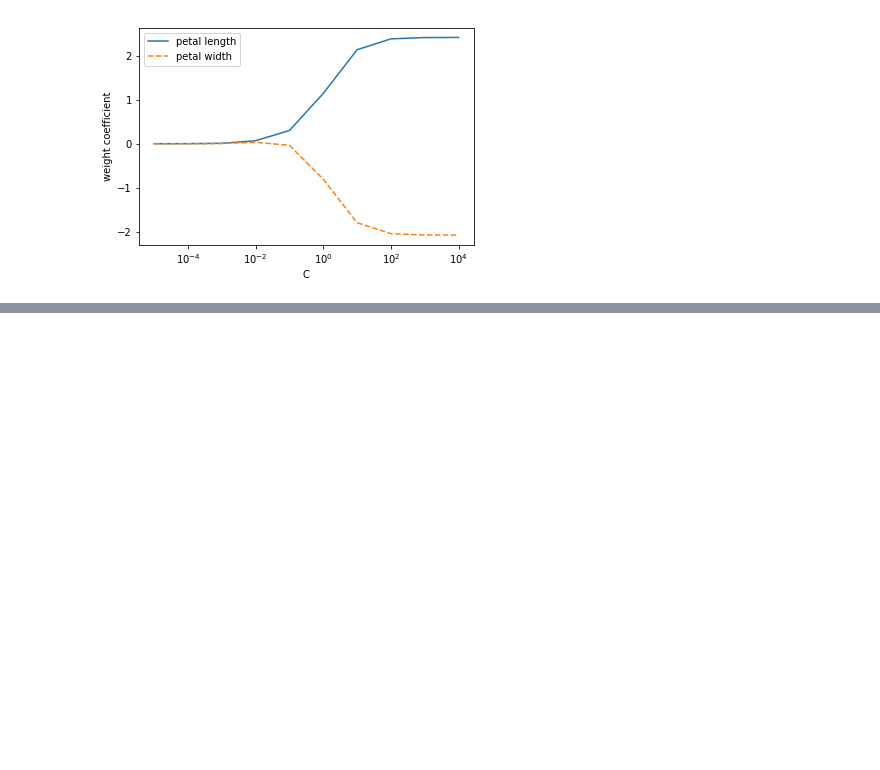
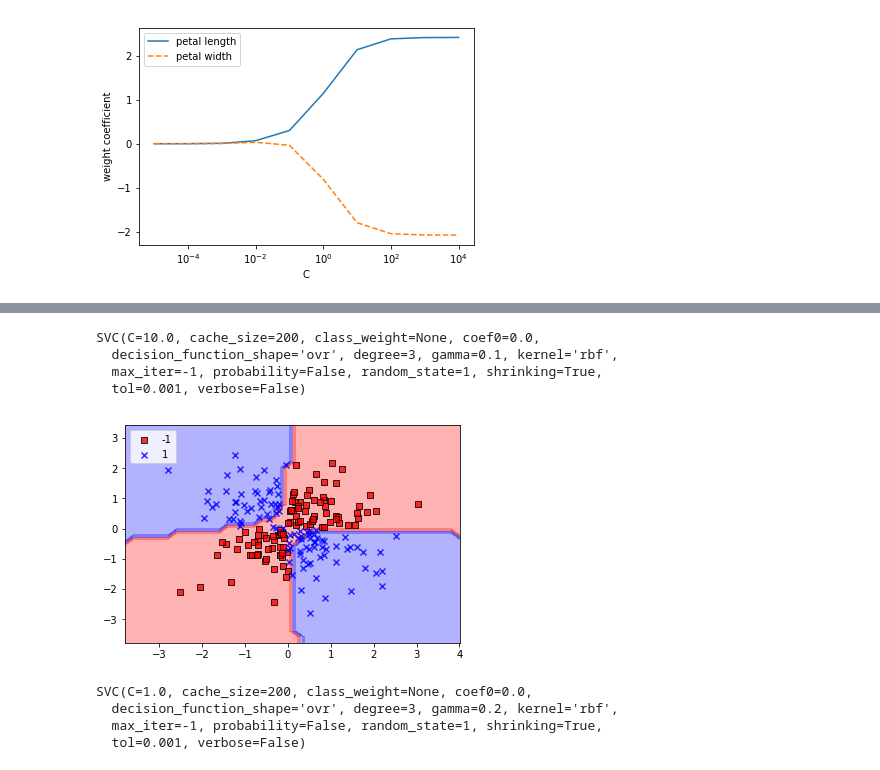
Before and after one commit to ja153903/python-machine-learning, a Jupyter notebook: logistic-regression-gradient-descent-and-svm.ipynb, the cells around one changed output, grey strips where cells are left out. Cells and saved outputs as stored; diff of their text form; code cells hidden in the pictures; blank space fills up the shorter version.

```diff
--- a/logistic-regression-gradient-descent-and-svm.ipynb
+++ b/logistic-regression-gradient-descent-and-svm.ipynb
@@ -140,0 +184,22 @@ plt.show()
+# %%
+svm = SVC(kernel='rbf', random_state=1, gamma=0.10, C=10.0)
+svm.fit(X_xor, y_xor)
+# %% [output]
+SVC(C=10.0, cache_size=200, class_weight=None, coef0=0.0,
+  decision_function_shape='ovr', degree=3, gamma=0.1, kernel='rbf',
+  max_iter=-1, probability=False, random_state=1, shrinking=True,
+  tol=0.001, verbose=False)
+# %%
+plot_decisions_regions(X_xor, y_xor, classifier=svm)
+plt.legend(loc='upper left')
+plt.show()
+# %% [output]
+[figure, added]
+# %%
+svm = SVC(kernel='rbf', random_state=1, gamma=0.2, C=1.0)
+svm.fit(X_train_std, y_train)
+# %% [output]
+SVC(C=1.0, cache_size=200, class_weight=None, coef0=0.0,
+  decision_function_shape='ovr', degree=3, gamma=0.2, kernel='rbf',
+  max_iter=-1, probability=False, random_state=1, shrinking=True,
+  tol=0.001, verbose=False)
```
Also changed, not shown: parts of 8 cells of this notebook.
